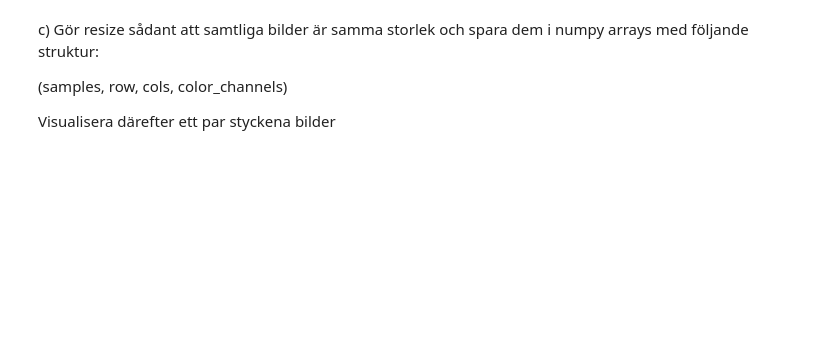
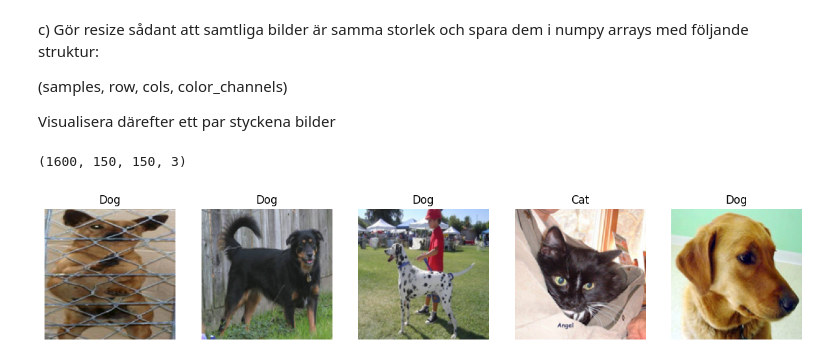
Before and after one commit to ArthurLopez1/AI-Arthur-Lopez-OPA23, a Jupyter notebook: lab_2/lab2.ipynb, the cells around one changed output. Cells and saved outputs as stored; diff of their text form; code cells hidden in the pictures; blank space fills up the shorter version.

```diff
--- a/lab_2/lab2.ipynb
+++ b/lab_2/lab2.ipynb
@@ -374,0 +337,10 @@ np.save("labels.npy", train_labels)
+# %%
+# It seems to me that train_images already has the desired structure
+
+train_images.shape
+# %% [output]
+(1600, 150, 150, 3)
+# %%
+plot_images(train_images, train_labels)
+# %% [output]
+[figure, added]
```
Also changed, not shown: parts of 9 cells of this notebook, 2 other files.
